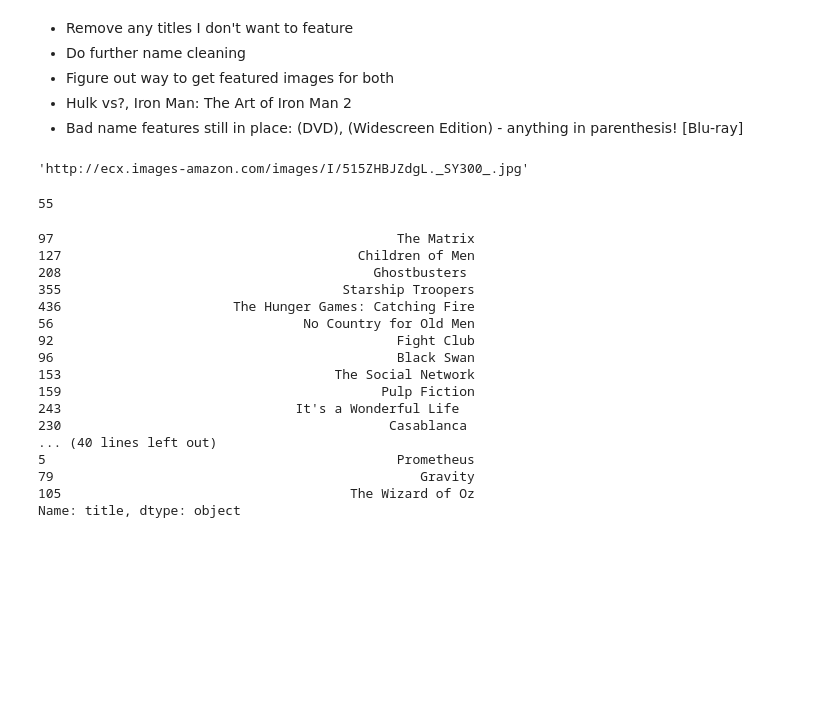
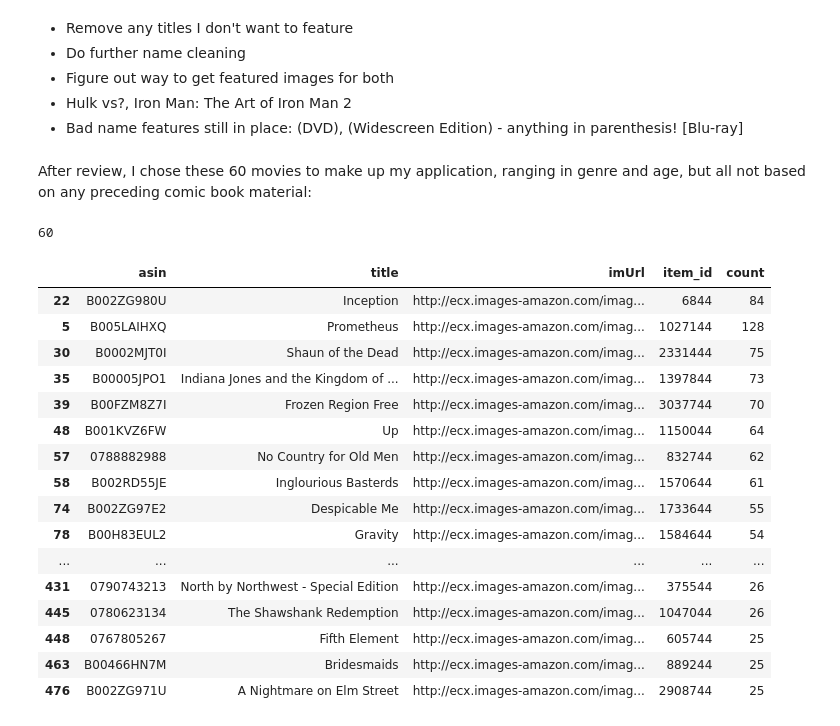
Before and after one commit to jnawjux/intocomics, a Jupyter notebook: web_app_development.ipynb, the cells around one changed output. Drawn from its saved outputs; the diff is of its cells as text; code cells hidden in the pictures; blank space fills up the shorter version.

```diff
--- a/web_app_development.ipynb
+++ b/web_app_development.ipynb
@@ -111,7 +94,3 @@ movie_image_urls[100:150]
 * Figure out way to get featured images for both
 * Hulk vs?, Iron Man: The Art of Iron Man 2
 * Bad name features still in place: (DVD), (Widescreen Edition) - anything in parenthesis! [Blu-ray]
-# %%
-movie_image_urls.loc[383]['imUrl']
-# %% [output]
-'http://ecx.images-amazon.com/images/I/515ZHBJZdgL._SY300_.jpg'
@@ -125,24 +97,32 @@ movies = [97, 127, 208, 355, 436, 56, 92, 96, 153,
+# %% [markdown]
+After review, I chose these 60 movies to make up my application, ranging in genre and age, but all not based on any preceding comic book material:
+# %%
+movies = [22, 5, 30, 35, 39, 48, 57, 58, 74, 78, 79, 80, 90, 93, 95, 101, 105,
+106, 112, 120, 127, 140, 158, 161, 162, 165, 190, 194, 203, 207, 223,
+234,235, 241, 252,268, 270, 278, 287, 312, 323, 325, 336, 337, 348,
+350, 351, 352, 365, 370, 392, 400, 415, 417, 429, 431, 445, 448, 463,
+476]
 # %%
 len(movies)
 # %% [output]
-55
+60
 # %%
-movie_image_urls.loc[movies]['title']
+movie_image_urls.loc[movies]
 # %% [output]
-97                                            The Matrix
-127                                      Children of Men
-208                                        Ghostbusters
-355                                    Starship Troopers
-436                      The Hunger Games: Catching Fire
-56                                No Country for Old Men
-92                                            Fight Club
-96                                            Black Swan
-153                                   The Social Network
-159                                         Pulp Fiction
-243                              It's a Wonderful Life
-230                                          Casablanca
-... (40 lines left out)
-5                                             Prometheus
-79                                               Gravity
-105                                     The Wizard of Oz
-Name: title, dtype: object
+|  | asin | title | imUrl | item_id | count |
+| 22 | B002ZG980U | Inception | http://ecx.images-amazon.com/imag... | 6844 | 84 |
+| 5 | B005LAIHXQ | Prometheus | http://ecx.images-amazon.com/imag... | 1027144 | 128 |
+| 30 | B0002MJT0I | Shaun of the Dead | http://ecx.images-amazon.com/imag... | 2331444 | 75 |
+| 35 | B00005JPO1 | Indiana Jones and the Kingdom of ... | http://ecx.images-amazon.com/imag... | 1397844 | 73 |
+| 39 | B00FZM8Z7I | Frozen Region Free | http://ecx.images-amazon.com/imag... | 3037744 | 70 |
+| 48 | B001KVZ6FW | Up | http://ecx.images-amazon.com/imag... | 1150044 | 64 |
+| 57 | 0788882988 | No Country for Old Men | http://ecx.images-amazon.com/imag... | 832744 | 62 |
+| 58 | B002RD55JE | Inglourious Basterds | http://ecx.images-amazon.com/imag... | 1570644 | 61 |
+| 74 | B002ZG97E2 | Despicable Me | http://ecx.images-amazon.com/imag... | 1733644 | 55 |
+| 78 | B00H83EUL2 | Gravity | http://ecx.images-amazon.com/imag... | 1584644 | 54 |
+| ... | ... | ... | ... | ... | ... |
+| 431 | 0790743213 | North by Northwest - Special Edition | http://ecx.images-amazon.com/imag... | 375544 | 26 |
+| 445 | 0780623134 | The Shawshank Redemption | http://ecx.images-amazon.com/imag... | 1047044 | 26 |
+| 448 | 0767805267 | Fifth Element | http://ecx.images-amazon.com/imag... | 605744 | 25 |
+| 463 | B00466HN7M | Bridesmaids | http://ecx.images-amazon.com/imag... | 889244 | 25 |
+| 476 | B002ZG971U | A Nightmare on Elm Street | http://ecx.images-amazon.com/imag... | 2908744 | 25 |
```
Also changed, not shown: parts of 9 cells of this notebook, 2 other files.
